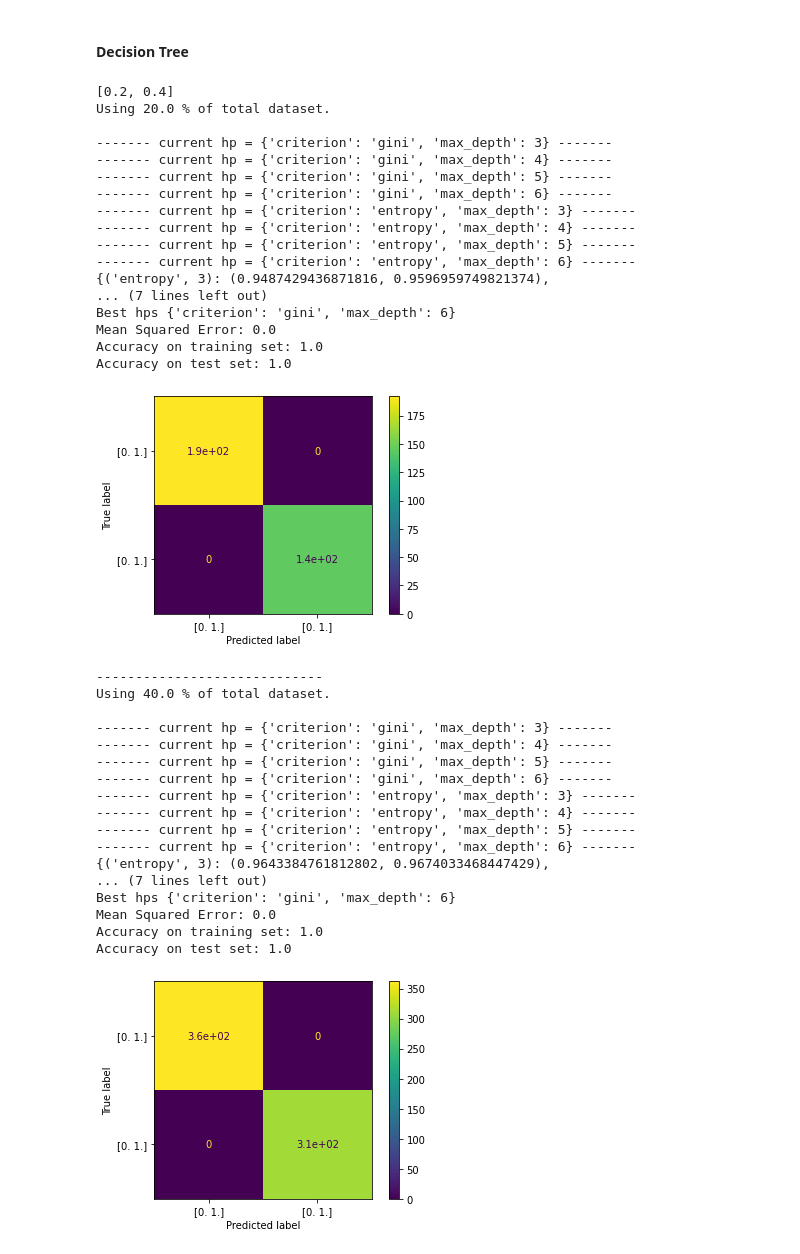
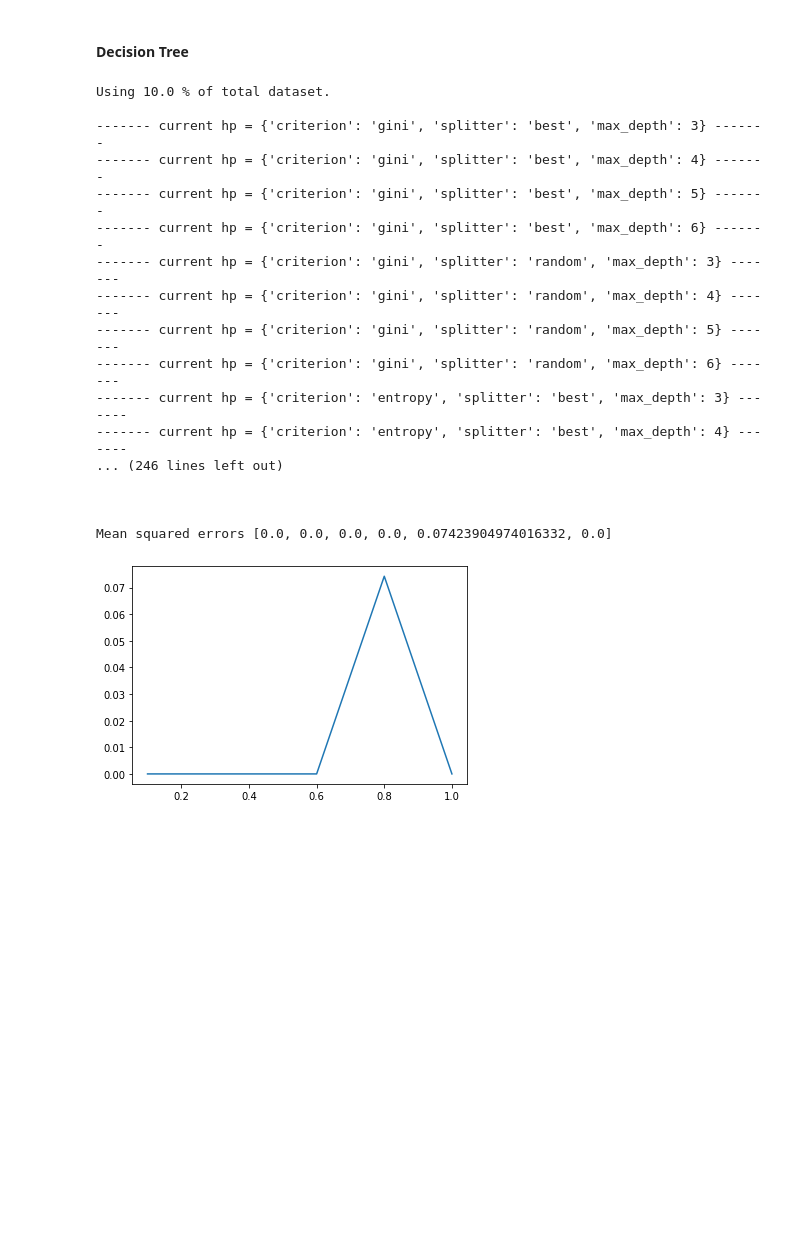
Before and after one commit to felixsimard/comp551-p1, a Jupyter notebook: P1_G30_COMP551.ipynb, the cells around one changed output. Cells and saved outputs as stored; diff of their text form; code cells hidden in the pictures; blank space fills up the shorter version.

```diff
--- a/P1_G30_COMP551.ipynb
+++ b/P1_G30_COMP551.ipynb
@@ -29,12 +29,13 @@ from sklearn.metrics import accuracy_score, classification_report, mean_squared_
 # import our custom train-test-split function used in our cross validation implementation
 from train_test_split import train_valid_split_CV
 
+# import our custom cross validation / hyperparameter analysis module
 from testing import test
 
 # Define some constants/variables used for both datasets
-GROWING_SAMPLE_SIZES = [0.05, 0.8] # [0.2, 0.4, 0.8, 1.0]
 TEST_FRACTION = 0.2
-K_VALUES = [k for k in range(1,6)]
+K_VALUES = [k for k in range(1,10)]
+MAX_DEPTHS = [d for d in range(2, 10)]
 # %% [markdown]
 ## **Dataset 1: Adult**
 
@@ -321,8 +332,11 @@ Link to dataset: https://archive.ics.uci.edu/ml/datasets/Mushroom
 # %%
 # Import mushroom data from csv files
 
+# Data set directories
+mushroom_dataset_path = r'Mushrooms/mushrooms.csv'
+
 # Mushroom data is not yet split into training/validation + test (one csv file at the moment)
-data = pd.read_csv(r'mushrooms.csv')
+data = pd.read_csv(mushroom_dataset_path)
 
 data
 # %% [output]
@@ -623,47 +618,27 @@ Mean squared errors [0.0, 0.0]
 # %%
 # Using our external custom module, we model a Decision Tree and cross-validation on the mushrooms dataset.
 # We analyze the behavior and accuracy of the hyper-parameters we chose to consider
 
-from testing import test
-
 model_cls = DecisionTreeClassifier
-hyperparams = {'criterion': ['gini', 'entropy'], 'max_depth': [3, 4, 5, 6]}
+hyperparams = {'criterion': ['gini', 'entropy'], 'splitter': ['best', 'random'], 'max_depth': MAX_DEPTHS}
 target_columns = ['x0_EDIBLE', 'x0_POISONOUS']
 test(model_cls, hyperparams, ohe_df, target_columns)
 # %% [output]
-[0.2, 0.4]
-Using 20.0 % of total dataset.
+Using 10.0 % of total dataset.
 
-------- current hp = {'criterion': 'gini', 'max_depth': 3} -------
-------- current hp = {'criterion': 'gini', 'max_depth': 4} -------
-------- current hp = {'criterion': 'gini', 'max_depth': 5} -------
-------- current hp = {'criterion': 'gini', 'max_depth': 6} -------
-------- current hp = {'criterion': 'entropy', 'max_depth': 3} -------
-------- current hp = {'criterion': 'entropy', 'max_depth': 4} -------
-------- current hp = {'criterion': 'entropy', 'max_depth': 5} -------
-------- current hp = {'criterion': 'entropy', 'max_depth': 6} -------
-{('entropy', 3): (0.9487429436871816, 0.9596959749821374),
-... (7 lines left out)
-Best hps {'criterion': 'gini', 'max_depth': 6}
-Mean Squared Error: 0.0
-Accuracy on training set: 1.0
-Accuracy on test set: 1.0
+------- current hp = {'criterion': 'gini', 'splitter': 'best', 'max_depth': 3} -------
+------- current hp = {'criterion': 'gini', 'splitter': 'best', 'max_depth': 4} -------
+------- current hp = {'criterion': 'gini', 'splitter': 'best', 'max_depth': 5} -------
+------- current hp = {'criterion': 'gini', 'splitter': 'best', 'max_depth': 6} -------
+------- current hp = {'criterion': 'gini', 'splitter': 'random', 'max_depth': 3} -------
+------- current hp = {'criterion': 'gini', 'splitter': 'random', 'max_depth': 4} -------
+------- current hp = {'criterion': 'gini', 'splitter': 'random', 'max_depth': 5} -------
+------- current hp = {'criterion': 'gini', 'splitter': 'random', 'max_depth': 6} -------
+------- current hp = {'criterion': 'entropy', 'splitter': 'best', 'max_depth': 3} -------
+------- current hp = {'criterion': 'entropy', 'splitter': 'best', 'max_depth': 4} -------
+... (246 lines left out)
+
+
+
+Mean squared errors [0.0, 0.0, 0.0, 0.0, 0.07423904974016332, 0.0]
-[figure, old version]
+[figure, new version]
------------------------------
-Using 40.0 % of total dataset.
-
-------- current hp = {'criterion': 'gini', 'max_depth': 3} -------
-------- current hp = {'criterion': 'gini', 'max_depth': 4} -------
-------- current hp = {'criterion': 'gini', 'max_depth': 5} -------
-------- current hp = {'criterion': 'gini', 'max_depth': 6} -------
-------- current hp = {'criterion': 'entropy', 'max_depth': 3} -------
-------- current hp = {'criterion': 'entropy', 'max_depth': 4} -------
-------- current hp = {'criterion': 'entropy', 'max_depth': 5} -------
-------- current hp = {'criterion': 'entropy', 'max_depth': 6} -------
-{('entropy', 3): (0.9643384761812802, 0.9674033468447429),
-... (7 lines left out)
-Best hps {'criterion': 'gini', 'max_depth': 6}
-Mean Squared Error: 0.0
-Accuracy on training set: 1.0
-Accuracy on test set: 1.0
-[figure, removed]
```
Also changed, not shown: parts of 14 cells of this notebook.
